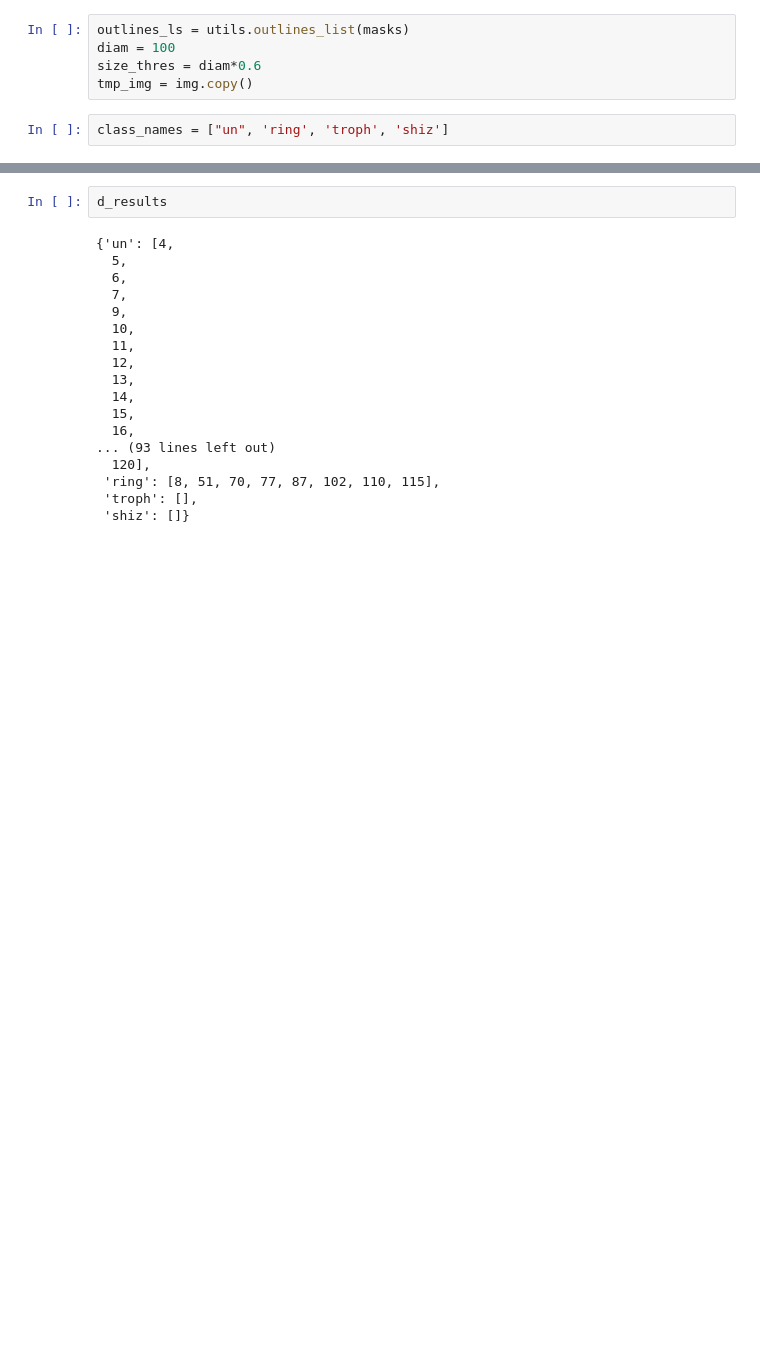
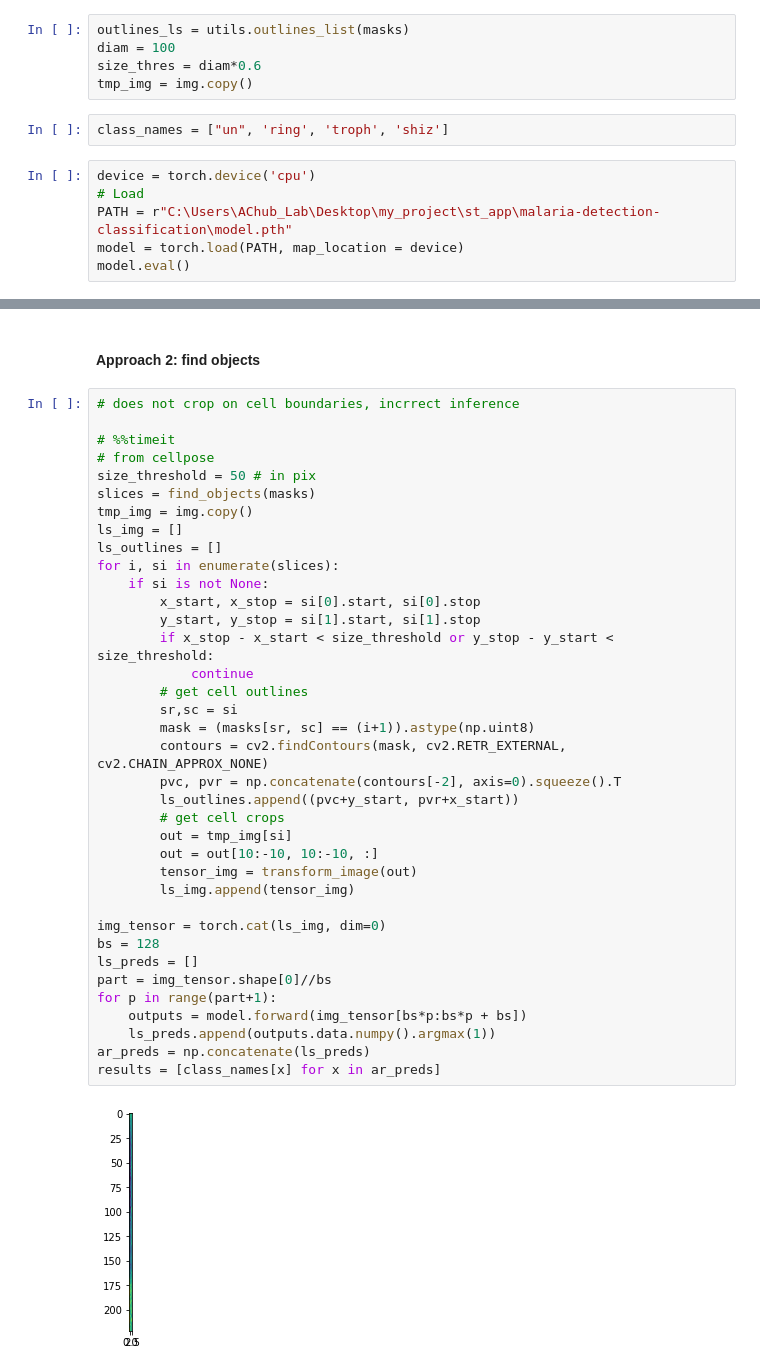
Before and after one commit to danielbarco/malariadetection_webapp, a Jupyter notebook: nbs/Cellpose-segmentation.ipynb, the cells around one changed output, grey strips where cells are left out. Drawn from its saved outputs; the diff is of its cells as text; blank space fills up the shorter version.

```diff
--- a/nbs/Cellpose-segmentation.ipynb
+++ b/nbs/Cellpose-segmentation.ipynb
@@ -320,3 +327,9 @@ size_thres = diam*0.6
 tmp_img = img.copy()
 # %%
 class_names = ["un", 'ring', 'troph', 'shiz']
+# %%
+device = torch.device('cpu')
+# Load
+PATH = r"C:\Users\AChub_Lab\Desktop\my_project\st_app\malaria-detection-classification\model.pth"
+model = torch.load(PATH, map_location = device)
+model.eval()
@@ -354,20 +397,41 @@ for idx, cell in enumerate(outlines_ls[:]):
+# %% [markdown]
+#### Approach 2: find objects
 # %%
-d_results
+# does not crop on cell boundaries, incrrect inference
+
+# %%timeit
+# from cellpose
+size_threshold = 50 # in pix
+slices = find_objects(masks)
+tmp_img = img.copy()
+ls_img = []
+ls_outlines = []
+for i, si in enumerate(slices):
+    if si is not None:
+        x_start, x_stop = si[0].start, si[0].stop
+        y_start, y_stop = si[1].start, si[1].stop
+        if x_stop - x_start < size_threshold or y_stop - y_start < size_threshold:
+            continue
+        # get cell outlines
+        sr,sc = si
+        mask = (masks[sr, sc] == (i+1)).astype(np.uint8)
+        contours = cv2.findContours(mask, cv2.RETR_EXTERNAL, cv2.CHAIN_APPROX_NONE)
+        pvc, pvr = np.concatenate(contours[-2], axis=0).squeeze().T
+        ls_outlines.append((pvc+y_start, pvr+x_start))
+        # get cell crops
+        out = tmp_img[si]
+        out = out[10:-10, 10:-10, :]
+        tensor_img = transform_image(out)
+        ls_img.append(tensor_img)
+
+img_tensor = torch.cat(ls_img, dim=0)
+bs = 128
+ls_preds = []
+part = img_tensor.shape[0]//bs
+for p in range(part+1):
+    outputs = model.forward(img_tensor[bs*p:bs*p + bs])
+    ls_preds.append(outputs.data.numpy().argmax(1))
+ar_preds = np.concatenate(ls_preds)
+results = [class_names[x] for x in ar_preds]
 # %% [output]
-{'un': [4,
-  5,
-  6,
-  7,
-  9,
-  10,
-  11,
-  12,
-  13,
-  14,
-  15,
-  16,
-... (93 lines left out)
-  120],
- 'ring': [8, 51, 70, 77, 87, 102, 110, 115],
- 'troph': [],
- 'shiz': []}
+[figure, added]
```
Also changed, not shown: parts of 41 cells of this notebook, 6 other files.
